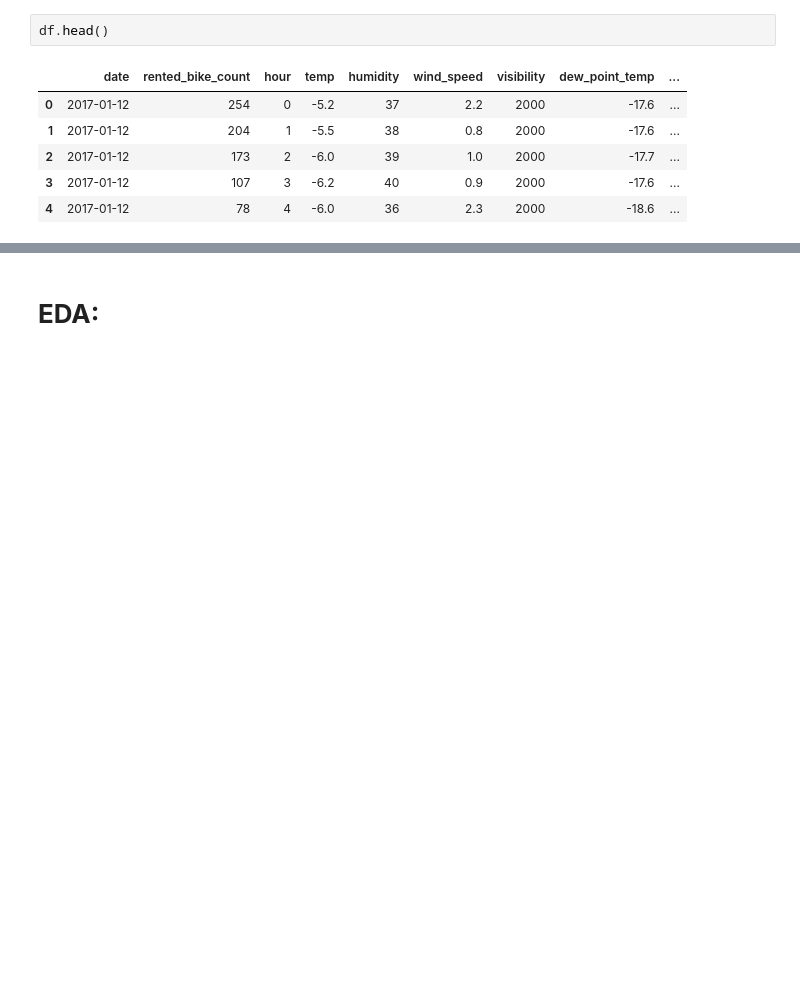
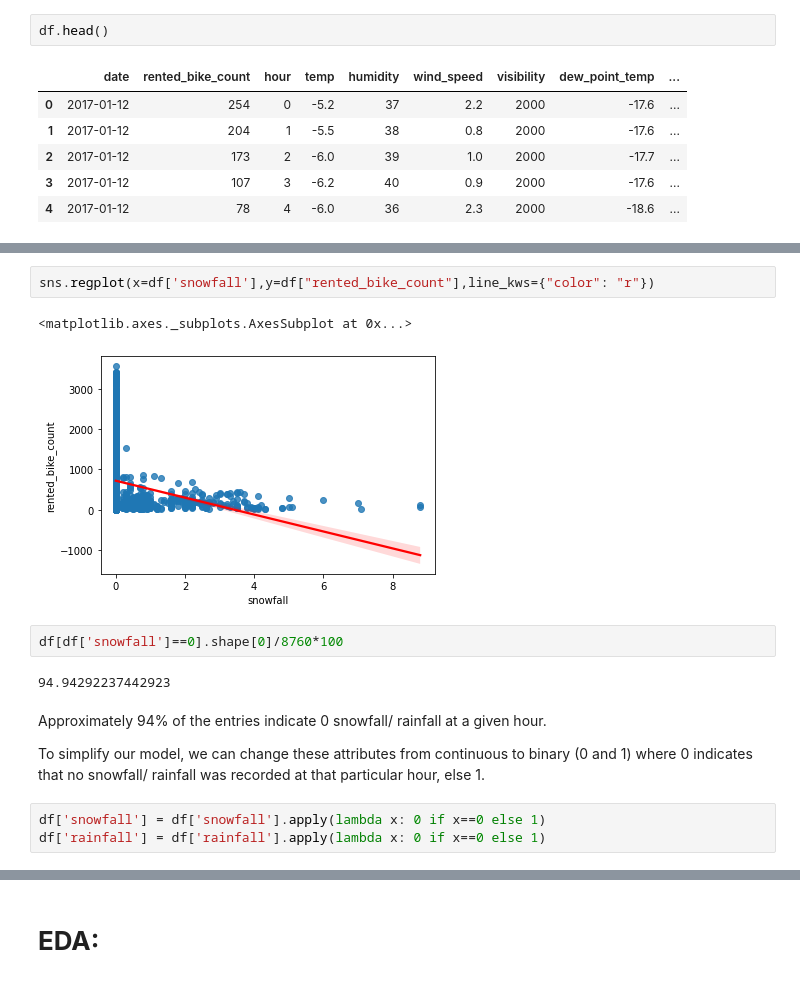
Before and after one commit to VaibhavBhusawale/-Bike-Sharing-Demand-Prediction, a Jupyter notebook: Bike_Sharing_Demand_Prediction_Capstone_Project_(Shaloy,_Smriti,_Vaibhav).ipynb, the cells around one changed output, grey strips where cells are left out. Drawn from its saved outputs; the diff is of its cells as text; blank space fills up the shorter version.

```diff
--- a/Bike_Sharing_Demand_Prediction_Capstone_Project_(Shaloy,_Smriti,_Vaibhav).ipynb
+++ b/Bike_Sharing_Demand_Prediction_Capstone_Project_(Shaloy,_Smriti,_Vaibhav).ipynb
@@ -279,0 +334,16 @@ df.head()
+# %%
+sns.regplot(x=df['snowfall'],y=df["rented_bike_count"],line_kws={"color": "r"})
+# %% [output]
+<matplotlib.axes._subplots.AxesSubplot at 0x...>
+[figure, added]
+# %%
+df[df['snowfall']==0].shape[0]/8760*100
+# %% [output]
+94.94292237442923
+# %% [markdown]
+Approximately 94% of the entries indicate 0 snowfall/ rainfall at a given hour.
+
+To simplify our model, we can change these attributes from continuous to binary (0 and 1) where 0 indicates that no snowfall/ rainfall was recorded at that particular hour, else 1.
+# %%
+df['snowfall'] = df['snowfall'].apply(lambda x: 0 if x==0 else 1)
+df['rainfall'] = df['rainfall'].apply(lambda x: 0 if x==0 else 1)
```
Also changed, not shown: parts of 43 cells of this notebook.
